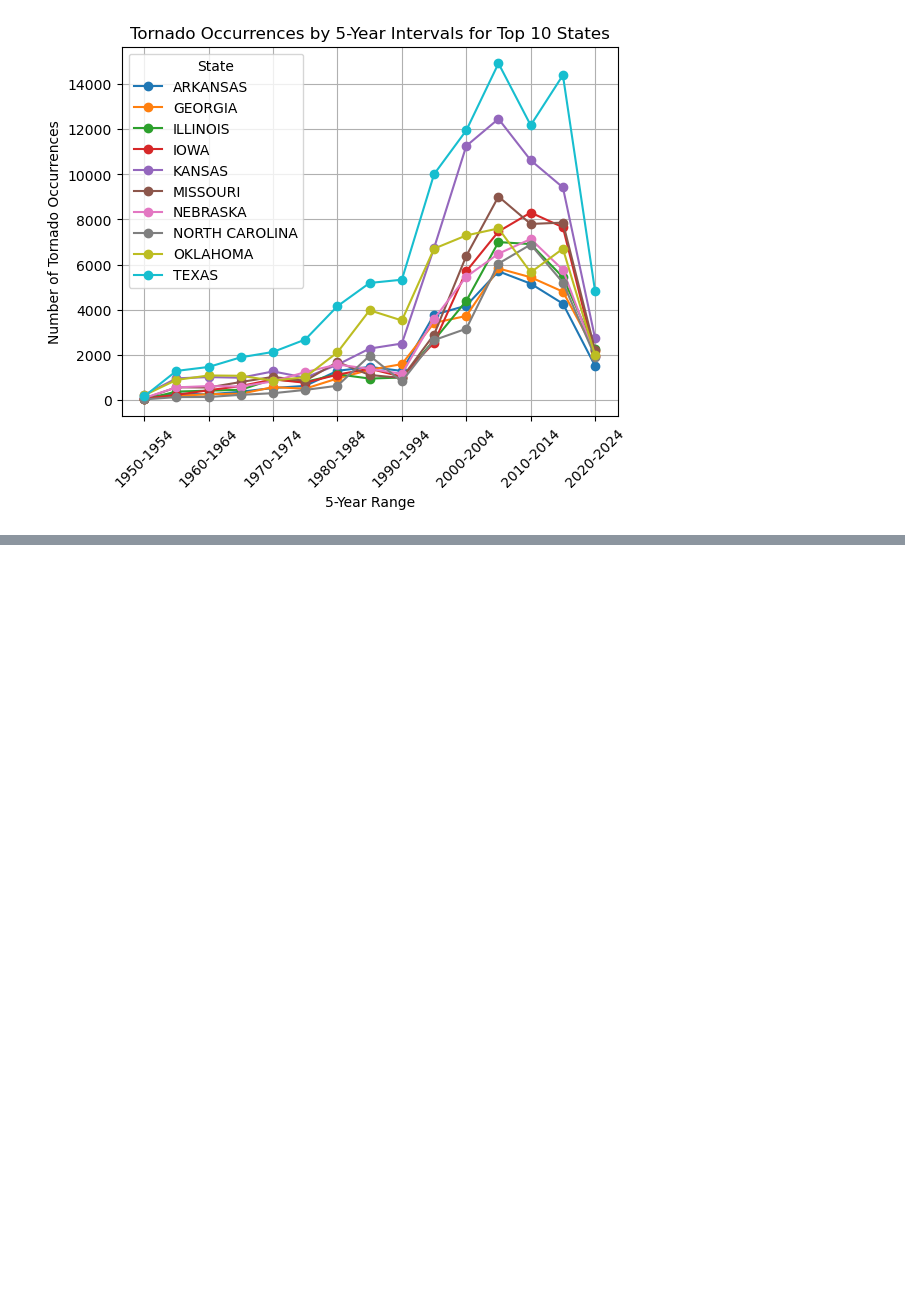
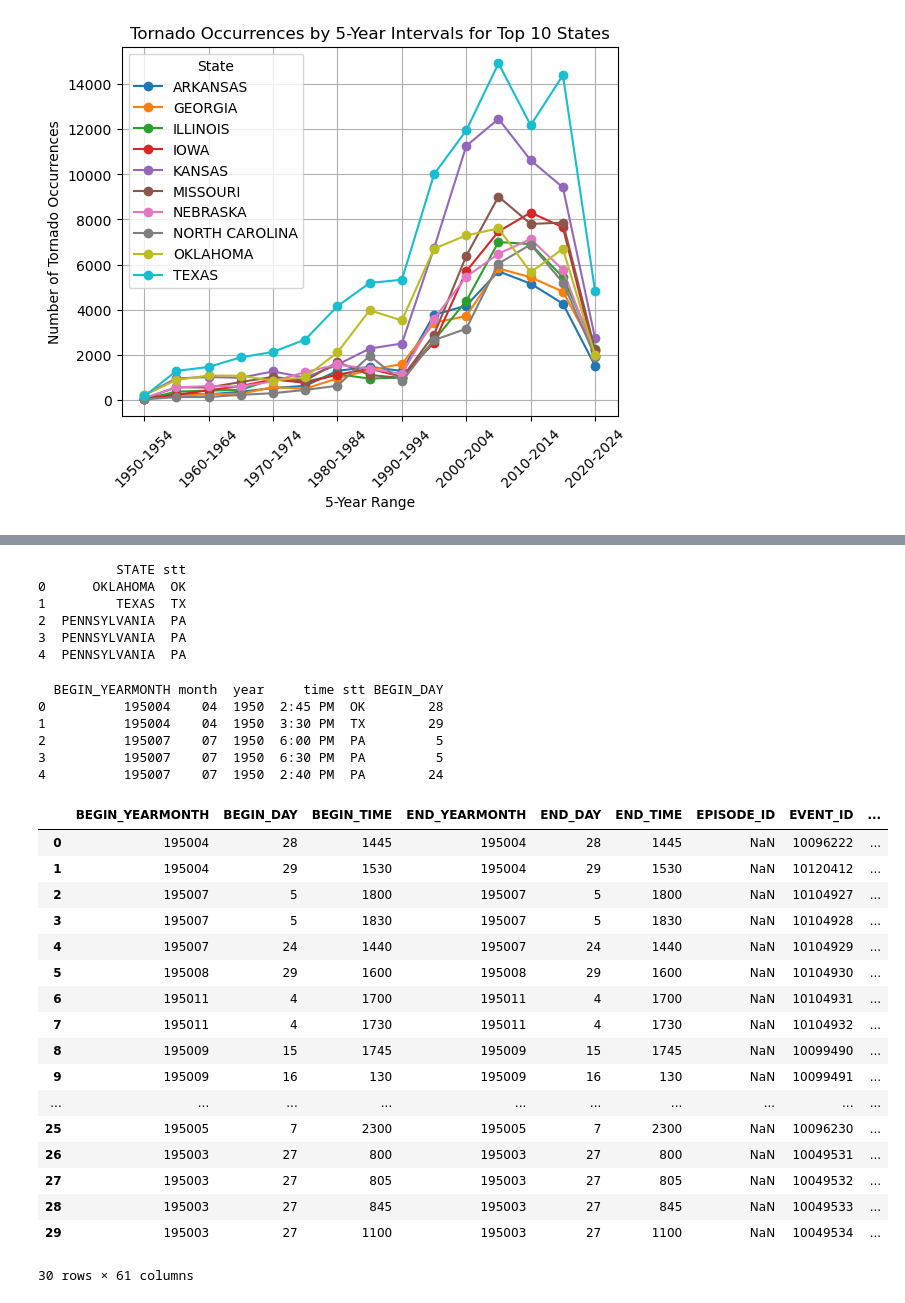
Before and after one commit to EricJ2/tornado-alley-capstone-da12, a Jupyter notebook: notebooks/Tornado Frequency.ipynb, the cells around one changed output, grey strips where cells are left out. Saved outputs shown, nothing was run; the diff lists cells and outputs as text; code cells hidden in the pictures; blank space fills up the shorter version.

Commit message:
tableau

```diff
--- a/notebooks/Tornado Frequency.ipynb
+++ b/notebooks/Tornado Frequency.ipynb
@@ -397,0 +444,20 @@ plt.show()
+# %%
+def convert_to_time(time_str):
+    time_str = time_str.zfill(4)
+    hour = int(time_str[:2])
+    minute = time_str[2:]
+
+    if hour == 0:
+        return f"12:{minute} AM"
+    elif hour < 12:
+        return f"{hour}:{minute} AM"
+    elif hour == 12:
+        return f"12:{minute} PM"
+    else:
+        return f"{hour - 12}:{minute} PM"
+
+# Apply the conversion function to the BEGIN_TIME column to create the "time" column
+df['time'] = df['BEGIN_TIME'].astype(str).apply(convert_to_time)
+
+# Display the first few rows to verify
+print(df[['BEGIN_TIME', 'time']].head())
@@ -397,0 +471,55 @@ plt.show()
+# %%
+# making a stt column to align with mission assignments
+state_abbreviations = {
+    'ALABAMA': 'AL', 'ALASKA': 'AK', 'ARIZONA': 'AZ', 'ARKANSAS': 'AR', 'CALIFORNIA': 'CA',
+    'COLORADO': 'CO', 'CONNECTICUT': 'CT', 'DELAWARE': 'DE', 'FLORIDA': 'FL', 'GEORGIA': 'GA',
+    'HAWAII': 'HI', 'IDAHO': 'ID', 'ILLINOIS': 'IL', 'INDIANA': 'IN', 'IOWA': 'IA', 'KANSAS': 'KS',
+    'KENTUCKY': 'KY', 'LOUISIANA': 'LA', 'MAINE': 'ME', 'MARYLAND': 'MD', 'MASSACHUSETTS': 'MA',
+    'MICHIGAN': 'MI', 'MINNESOTA': 'MN', 'MISSISSIPPI': 'MS', 'MISSOURI': 'MO', 'MONTANA': 'MT',
+    'NEBRASKA': 'NE', 'NEVADA': 'NV', 'NEW HAMPSHIRE': 'NH', 'NEW JERSEY': 'NJ', 'NEW MEXICO': 'NM',
+    'NEW YORK': 'NY', 'NORTH CAROLINA': 'NC', 'NORTH DAKOTA': 'ND', 'OHIO': 'OH', 'OKLAHOMA': 'OK',
+    'OREGON': 'OR', 'PENNSYLVANIA': 'PA', 'RHODE ISLAND': 'RI', 'SOUTH CAROLINA': 'SC',
+    'SOUTH DAKOTA': 'SD', 'TENNESSEE': 'TN', 'TEXAS': 'TX', 'UTAH': 'UT', 'VERMONT': 'VT',
+    'VIRGINIA': 'VA', 'WASHINGTON': 'WA', 'WEST VIRGINIA': 'WV', 'WISCONSIN': 'WI', 'WYOMING': 'WY'
+}
+
+df['stt'] = df['STATE'].map(state_abbreviations)
+print(df[['STATE', 'stt']].head())
+# %% [output]
+          STATE stt
+0      OKLAHOMA  OK
+1         TEXAS  TX
+2  PENNSYLVANIA  PA
+3  PENNSYLVANIA  PA
+4  PENNSYLVANIA  PA
+# %%
+df['month'] = df['BEGIN_YEARMONTH'].astype(str).str[-2:]
+print(df[['BEGIN_YEARMONTH', 'month','year','time','stt','BEGIN_DAY']].head())
+# %% [output]
+  BEGIN_YEARMONTH month  year     time stt BEGIN_DAY
+0          195004    04  1950  2:45 PM  OK        28
+1          195004    04  1950  3:30 PM  TX        29
+2          195007    07  1950  6:00 PM  PA         5
+3          195007    07  1950  6:30 PM  PA         5
+4          195007    07  1950  2:40 PM  PA        24
+# %%
+df.head(30)
+# %% [output]
+|  | BEGIN_YEARMONTH | BEGIN_DAY | BEGIN_TIME | END_YEARMONTH | END_DAY | END_TIME | EPISODE_ID | EVENT_ID | ... |
+| 0 | 195004 | 28 | 1445 | 195004 | 28 | 1445 | NaN | 10096222 | ... |
+| 1 | 195004 | 29 | 1530 | 195004 | 29 | 1530 | NaN | 10120412 | ... |
+| 2 | 195007 | 5 | 1800 | 195007 | 5 | 1800 | NaN | 10104927 | ... |
+| 3 | 195007 | 5 | 1830 | 195007 | 5 | 1830 | NaN | 10104928 | ... |
+| 4 | 195007 | 24 | 1440 | 195007 | 24 | 1440 | NaN | 10104929 | ... |
+| 5 | 195008 | 29 | 1600 | 195008 | 29 | 1600 | NaN | 10104930 | ... |
+| 6 | 195011 | 4 | 1700 | 195011 | 4 | 1700 | NaN | 10104931 | ... |
+| 7 | 195011 | 4 | 1730 | 195011 | 4 | 1730 | NaN | 10104932 | ... |
+| 8 | 195009 | 15 | 1745 | 195009 | 15 | 1745 | NaN | 10099490 | ... |
+| 9 | 195009 | 16 | 130 | 195009 | 16 | 130 | NaN | 10099491 | ... |
+| ... | ... | ... | ... | ... | ... | ... | ... | ... | ... |
+| 25 | 195005 | 7 | 2300 | 195005 | 7 | 2300 | NaN | 10096230 | ... |
+| 26 | 195003 | 27 | 800 | 195003 | 27 | 800 | NaN | 10049531 | ... |
+| 27 | 195003 | 27 | 805 | 195003 | 27 | 805 | NaN | 10049532 | ... |
+| 28 | 195003 | 27 | 845 | 195003 | 27 | 845 | NaN | 10049533 | ... |
+| 29 | 195003 | 27 | 1100 | 195003 | 27 | 1100 | NaN | 10049534 | ... |
+30 rows × 61 columns
```
Also changed, not shown: parts of 10 cells of this notebook, 5 other files.
